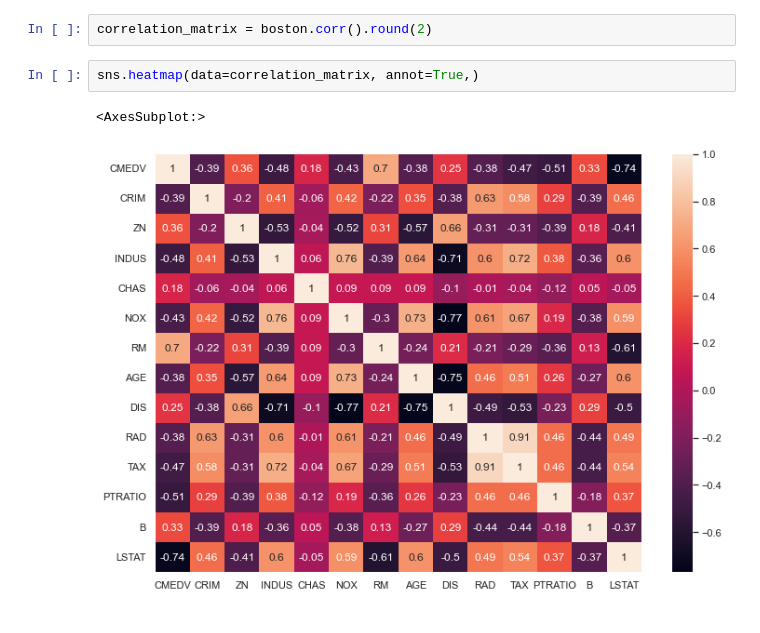
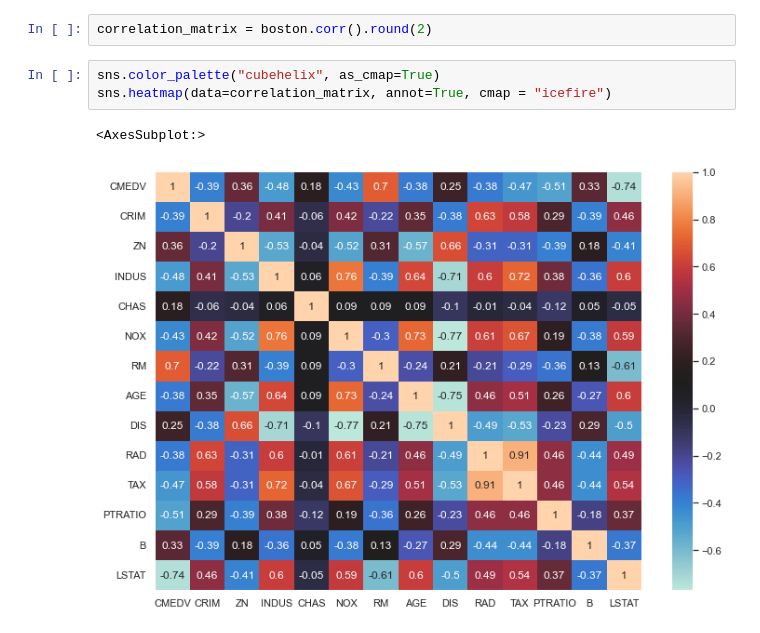
Before and after one commit to MAlejandroVC/Proyecto1, a Jupyter notebook: BostonHousing.ipynb, the cells around one changed output. Cells and saved outputs as stored; diff of their text form.

```diff
--- a/BostonHousing.ipynb
+++ b/BostonHousing.ipynb
@@ -65,7 +65,8 @@ plt.show()
 # %%
 correlation_matrix = boston.corr().round(2)
 # %%
-sns.heatmap(data=correlation_matrix, annot=True,)
+sns.color_palette("cubehelix", as_cmap=True)
+sns.heatmap(data=correlation_matrix, annot=True, cmap = "icefire")
 # %% [output]
 <AxesSubplot:>
-[figure, old version]
+[figure, new version]
```
Also changed, not shown: parts of 6 cells of this notebook.
